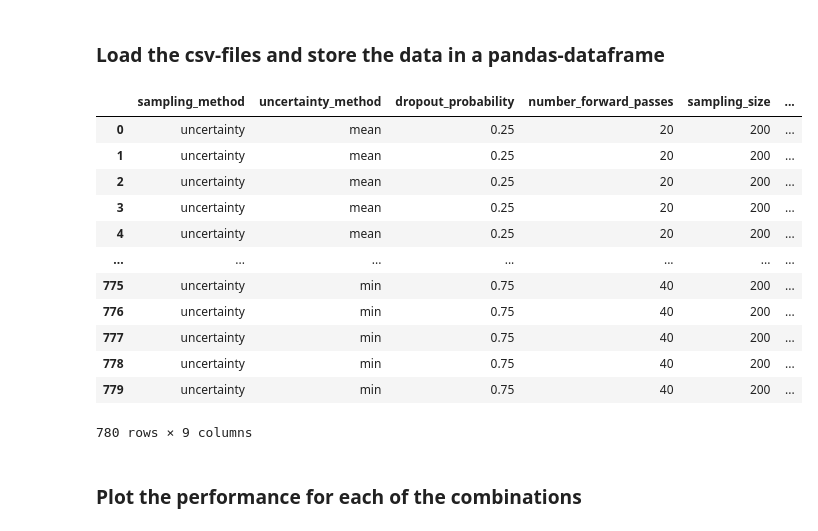
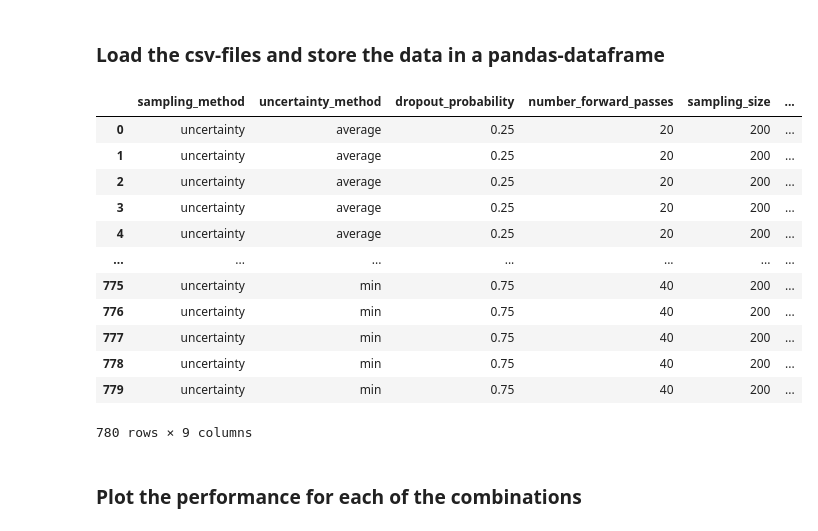
Before and after one commit to pieterblok/maskal, a Jupyter notebook: active_learning/utils/statistics_exp2.ipynb, the cells around one changed output. Cells and saved outputs as stored; diff of their text form; code cells hidden in the pictures.

```diff
--- a/active_learning/utils/statistics_exp2.ipynb
+++ b/active_learning/utils/statistics_exp2.ipynb
@@ -60,47 +64,53 @@ def get_unique_combinations(csv_files):
 # %%
 resultsdir = "results/exp2"
 two_up = os.path.abspath(os.path.join(os.getcwd(),"../.."))
 resultsdir = os.path.join(two_up, resultsdir)
 csv_files = list_csv_files(resultsdir)
 
 clmns = ["sampling_method", "uncertainty_method", "dropout_probability", "number_forward_passes", "sampling_size", "unique_combination", "run", "number_images", "mAP"]
 df = pd.DataFrame(columns=clmns)
 unique_combinations = get_unique_combinations(csv_files)
+ucs = [None] * len(unique_combinations)
 
 for c in range(len(csv_files)):
     csv_file = csv_files[c]
     splits = csv_file.split("/")
     run_no = splits[0].split("run")[-1]
     sam_mt = splits[1].split("_")[0]
     unc_mt = splits[1].split("_")[1]
     prob = splits[1].split("_")[2]
     fwp = splits[1].split("_")[3]
     sam_sz = splits[1].split("_")[4]
+
+    if unc_mt == 'mean':
+        unc_mt = 'average'
+
     unique_combination = sam_mt + '_' + unc_mt + '_' + prob + '_' + fwp + '_' + sam_sz
     uc_id = unique_combinations.index(unique_combination)
+    ucs[uc_id] = unique_combination
 
     with open(os.path.join(resultsdir, csv_file), 'r') as read_obj:
         csv_reader = reader(read_obj)
         next(csv_reader)
         for row in csv_reader:
             data = [sam_mt, unc_mt, float(prob), int(fwp), int(sam_sz), int(uc_id), int(run_no), int(row[0]), float(row[1])]
             df.loc[len(df)] = data
+
+df
+# %% [output]
+|  | sampling_method | uncertainty_method | dropout_probability | number_forward_passes | sampling_size | ... |
+| 0 | uncertainty | average | 0.25 | 20 | 200 | ... |
+| 1 | uncertainty | average | 0.25 | 20 | 200 | ... |
+| 2 | uncertainty | average | 0.25 | 20 | 200 | ... |
+| 3 | uncertainty | average | 0.25 | 20 | 200 | ... |
+| 4 | uncertainty | average | 0.25 | 20 | 200 | ... |
+| ... | ... | ... | ... | ... | ... | ... |
+| 775 | uncertainty | min | 0.75 | 40 | 200 | ... |
+| 776 | uncertainty | min | 0.75 | 40 | 200 | ... |
+| 777 | uncertainty | min | 0.75 | 40 | 200 | ... |
+| 778 | uncertainty | min | 0.75 | 40 | 200 | ... |
+| 779 | uncertainty | min | 0.75 | 40 | 200 | ... |
+780 rows × 9 columns
-# %%
-df
-# %% [output]
-|  | sampling_method | uncertainty_method | dropout_probability | number_forward_passes | sampling_size | ... |
-| 0 | uncertainty | mean | 0.25 | 20 | 200 | ... |
-| 1 | uncertainty | mean | 0.25 | 20 | 200 | ... |
-| 2 | uncertainty | mean | 0.25 | 20 | 200 | ... |
-| 3 | uncertainty | mean | 0.25 | 20 | 200 | ... |
-| 4 | uncertainty | mean | 0.25 | 20 | 200 | ... |
-| ... | ... | ... | ... | ... | ... | ... |
-| 775 | uncertainty | min | 0.75 | 40 | 200 | ... |
-| 776 | uncertainty | min | 0.75 | 40 | 200 | ... |
-| 777 | uncertainty | min | 0.75 | 40 | 200 | ... |
-| 778 | uncertainty | min | 0.75 | 40 | 200 | ... |
-| 779 | uncertainty | min | 0.75 | 40 | 200 | ... |
-780 rows × 9 columns
 # %% [markdown]
 ### Plot the performance for each of the combinations
 # %%
```
Also changed, not shown: parts of 12 cells of this notebook, 1 other file.
